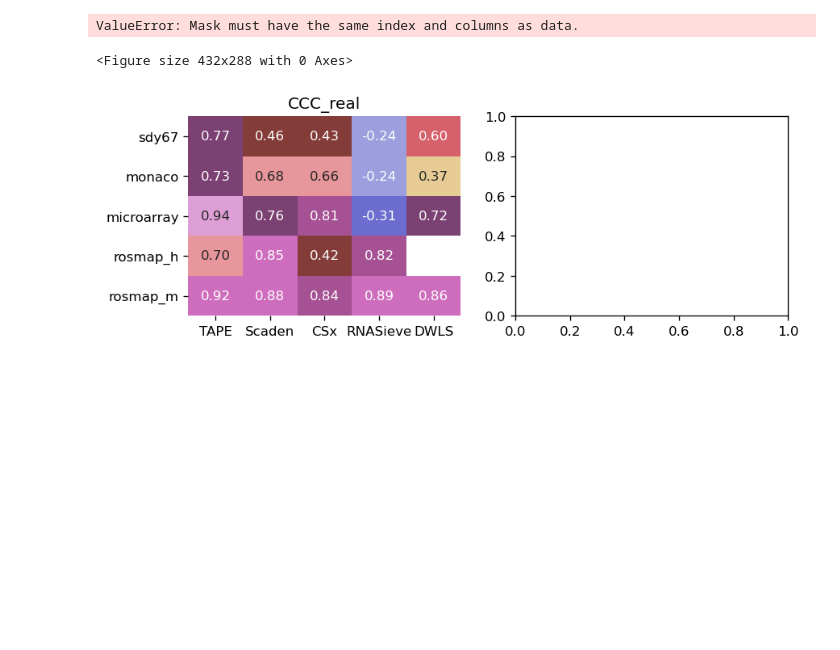
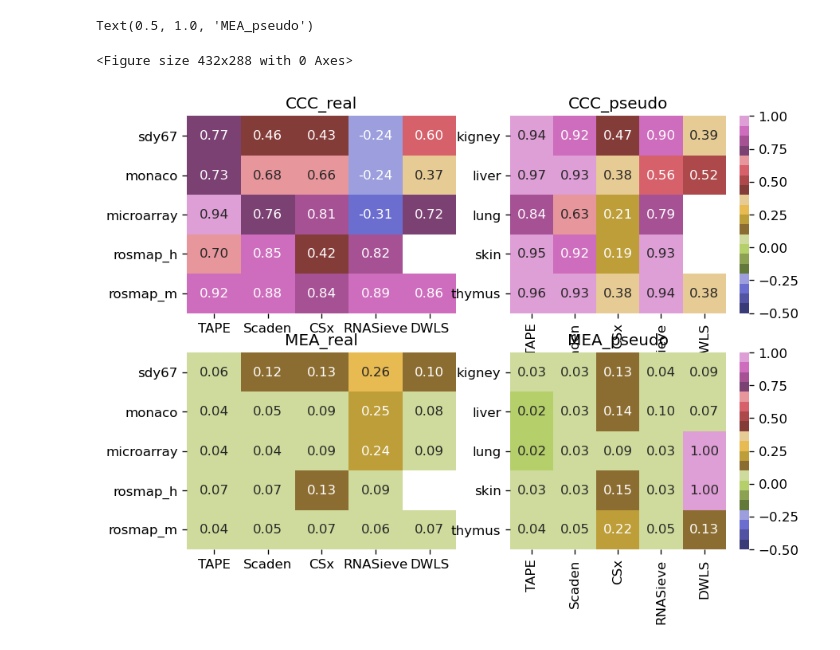
Before and after one commit to poseidonchan/TAPE, a Jupyter notebook: Experiments/Figures/heat_map/heat map.ipynb, the cells around one changed output. Drawn from its saved outputs; the diff is of its cells as text; code cells hidden in the pictures; blank space fills up the shorter version.

```diff
--- a/Experiments/Figures/heat_map/heat map.ipynb
+++ b/Experiments/Figures/heat_map/heat map.ipynb
@@ -38,7 +38,7 @@ sns.heatmap(data=ccc_pseudo,#矩阵数据集，数据的index和columns分别为
 #             cmap=sns.cubehelix_palette(as_cmap=True),#渐变色盘：sns.cubehelix_palette()使用
             annot=True,#默认为False，当为True时，在每个格子写入data中数据
             fmt=".2f",#设置每个格子中数据的格式，参考之前的文章，此处保留两位小数
-            mask=ccc_real<-0.5,#热图中显示部分数据：显示数值小于6的数据
+            mask=ccc_pseudo<-0.5,#热图中显示部分数据：显示数值小于6的数据
 #             xticklabels=['三连啊','关注公众号啊','pythonic生物人','收藏啊','点赞啊','老铁三连三连'] , #x轴方向刻度标签开关、赋值，可选“auto”, bool, list-like（传入列表）, or int,
 #             yticklabels=True, #y轴方向刻度标签开关、同x轴
            )
@@ -47,34 +47,34 @@ plt.title('CCC_pseudo')
 
 plt.subplot(2,2,3)
 sns.heatmap(data=mea_real,#矩阵数据集，数据的index和columns分别为heatmap的y轴方向和x轴方向标签
             vmin=-0.5,#图例（右侧颜色条color bar）中最小显示值
             vmax=1,#图例（右侧颜色条color bar）中最大显示值
             cmap=plt.get_cmap('tab20b'),#使用matplotlib中的颜色盘
 #             cmap=sns.cubehelix_palette(as_cmap=True),#渐变色盘：sns.cubehelix_palette()使用
             annot=True,#默认为False，当为True时，在每个格子写入data中数据
             fmt=".2f",#设置每个格子中数据的格式，参考之前的文章，此处保留两位小数
-            mask=ccc_real<-0.5,#热图中显示部分数据：显示数值小于6的数据
+            mask=mea_real<-0.5,#热图中显示部分数据：显示数值小于6的数据
 #             xticklabels=['三连啊','关注公众号啊','pythonic生物人','收藏啊','点赞啊','老铁三连三连'] , #x轴方向刻度标签开关、赋值，可选“auto”, bool, list-like（传入列表）, or int,
 #             yticklabels=True, #y轴方向刻度标签开关、同x轴
             cbar=False,#右侧图例(color bar)开关，默认为True显示
            )
 plt.title('MEA_real')
 
 plt.subplot(2,2,4)
 sns.heatmap(data=mea_pseudo,#矩阵数据集，数据的index和columns分别为heatmap的y轴方向和x轴方向标签
             vmin=-0.5,#图例（右侧颜色条color bar）中最小显示值
             vmax=1,#图例（右侧颜色条color bar）中最大显示值
             cmap=plt.get_cmap('tab20b'),#使用matplotlib中的颜色盘
 #             cmap=sns.cubehelix_palette(as_cmap=True),#渐变色盘：sns.cubehelix_palette()使用
             annot=True,#默认为False，当为True时，在每个格子写入data中数据
             fmt=".2f",#设置每个格子中数据的格式，参考之前的文章，此处保留两位小数
-            mask=ccc_real<-0.5,#热图中显示部分数据：显示数值小于6的数据
+            mask=mea_pseudo<-0.5,#热图中显示部分数据：显示数值小于6的数据
 #             xticklabels=['三连啊','关注公众号啊','pythonic生物人','收藏啊','点赞啊','老铁三连三连'] , #x轴方向刻度标签开关、赋值，可选“auto”, bool, list-like（传入列表）, or int,
 #             yticklabels=True, #y轴方向刻度标签开关、同x轴
            )
 
 plt.title('MEA_pseudo')
 # %% [output]
-ValueError: Mask must have the same index and columns as data.
+Text(0.5, 1.0, 'MEA_pseudo')
 <Figure size 432x288 with 0 Axes>
-[figure, old version]
+[figure, new version]
```
